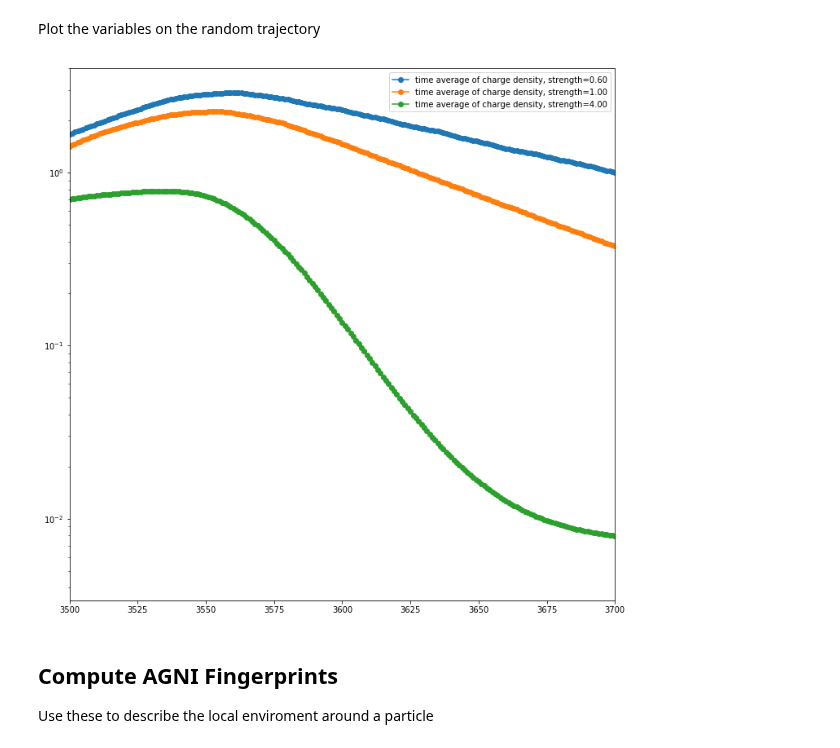
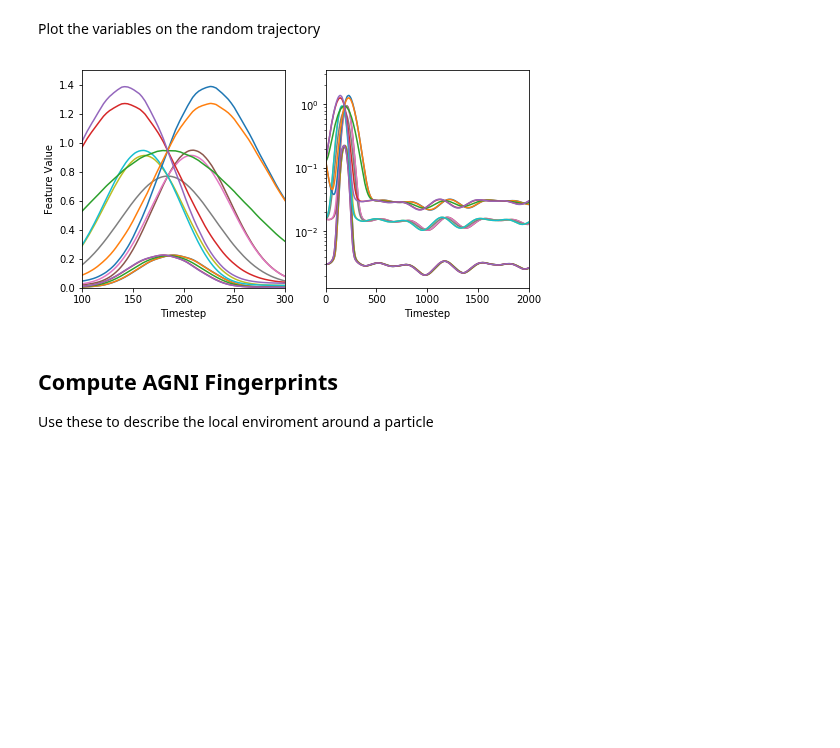
Before and after one commit to globus-labs/stopping-power-ml, a Jupyter notebook: 1_compute-representation.ipynb, the cells around one changed output. Drawn from its saved outputs; the diff is of its cells as text; code cells hidden in the pictures; blank space fills up the shorter version.

Commit message:
Use skew normal for charge density featuresy

```diff
--- a/1_compute-representation.ipynb
+++ b/1_compute-representation.ipynb
@@ -52,5 +52,6 @@ Wall time: 48.1 ms
 # %%
-charge_features = TimeAverage(start_frame, LocalChargeDensity(start_frame, charge), (0.6,1,4,-0.6,-1), k=6)
+charge_features = TimeAverage(start_frame, LocalChargeDensity(start_frame, charge), strengths=(0.1,0.5,1),
+                              skewness=(-4,-2,0,2,4), k=6)
 # %% [markdown]
 Compute the features. First, we define a parallel function with Parsl
 # %%
@@ -79,16 +80,22 @@ Plot the variables on the random trajectory
 # %%
 subset = data[data['directory'].str.contains('Dv1.0')]
 # %%
-fig, ax = plt.subplots()
+fig, ax = plt.subplots(1, 2)
 
-labels = charge_features.feature_labels()[:3]
-ax.semilogy(subset['timestep'], subset[labels], 'o-', label=labels)
+labels = charge_features.feature_labels()
+ax[0].plot(subset['timestep'], subset[labels], '-', label=labels)
+ax[1].semilogy(subset['timestep'], subset[labels])
 
-ax.legend(labels)
-ax.set_xlim(3500, 3700)
-fig.set_size_inches(12, 12)
+#ax.legend(labels)
+ax[0].set_xlim(100, 300)
+ax[0].set_ylim(0, 1.5)
+ax[1].set_xlim(0, 2000)
+for a in ax:
+    a.set_xlabel('Timestep')
+ax[0].set_ylabel('Feature Value')
+fig.set_size_inches(8, 4)
 # %% [output]
-[figure, old version]
+[figure, new version]
 # %% [markdown]
 ## Compute AGNI Fingerprints
 Use these to describe the local enviroment around a particle
```
Also changed, not shown: parts of 6 cells of this notebook, 5 other files.
